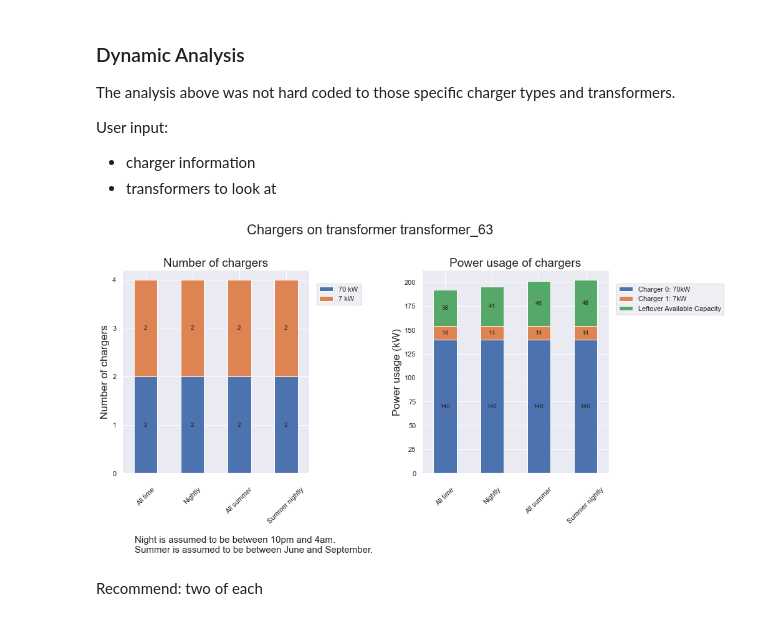
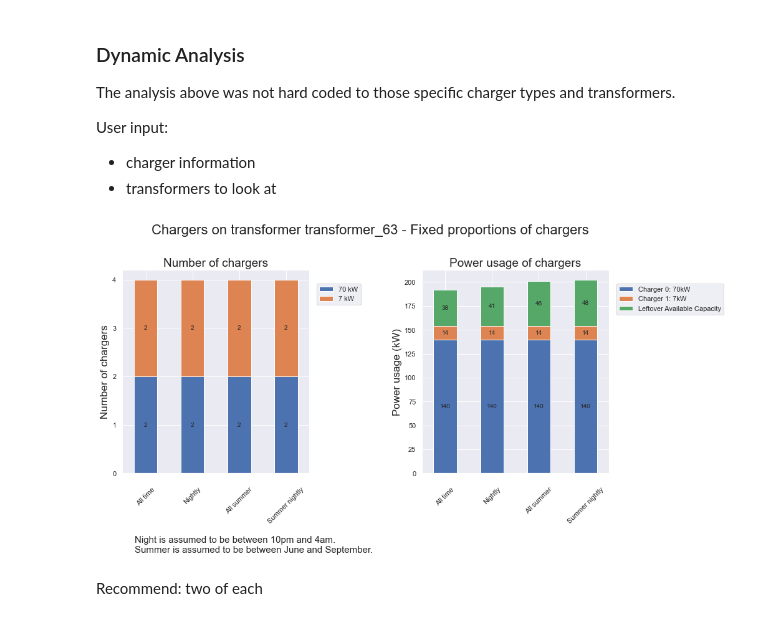
Before and after one commit to sjana01/m2pi-2022---Awesense-1, a Jupyter notebook: Awesense - Demo.ipynb, the cells around one changed output. Cells and saved outputs as stored; diff of their text form; code cells hidden in the pictures.

```diff
--- a/Awesense - Demo.ipynb
+++ b/Awesense - Demo.ipynb
@@ -135,8 +160,8 @@ User input:
 - charger information
 - transformers to look at
 # %%
-t2.graph_power_scenarios(chargers2, prop = 'num')
+t2.graph_power_scenarios(chargers2, mode = 'num')
 # %% [output]
-[figure, old version]
+[figure, new version]
 # %% [markdown]
 Recommend: two of each
```
Also changed, not shown: parts of 12 cells of this notebook, 1 other file.
